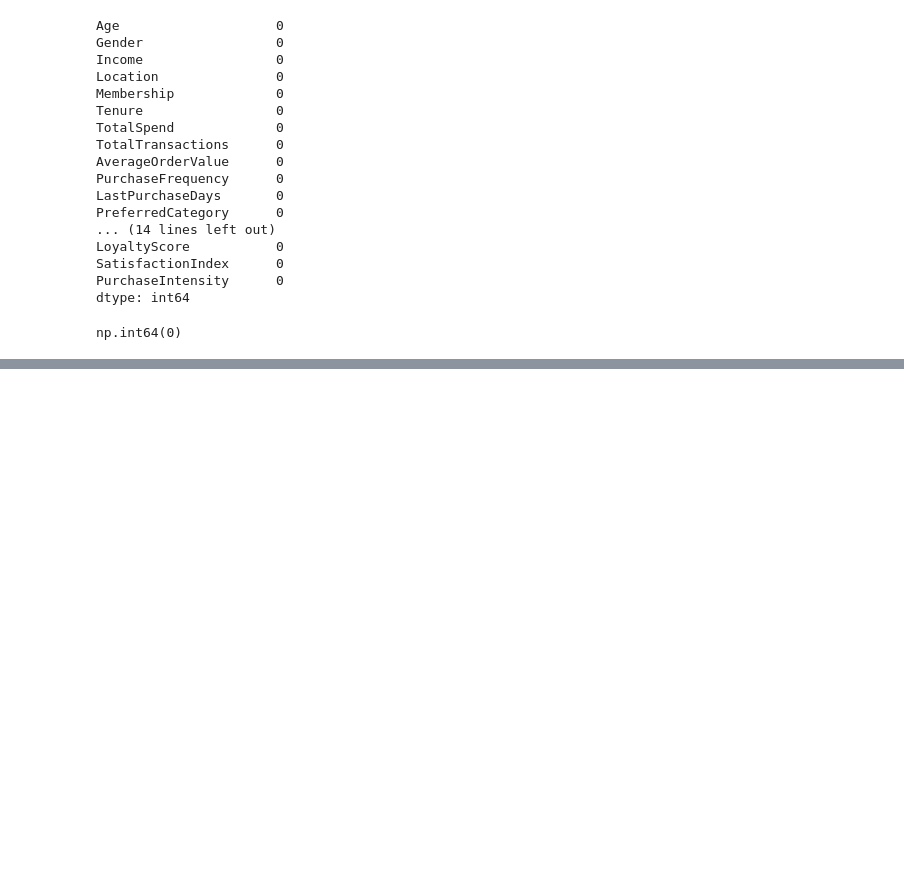
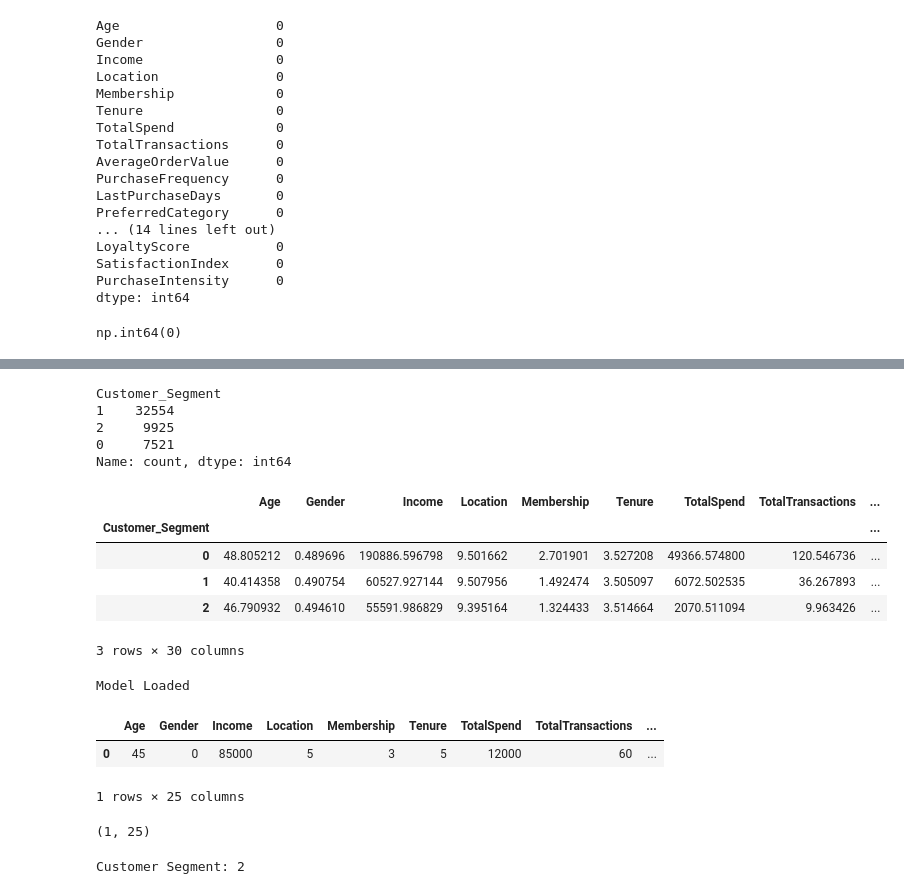
Before and after one commit to ashishpatel3630-art/PRISM_AI_Models, a Jupyter notebook: PRISM-AI/notebooks/03_Segmentation.ipynb, the cells around one changed output, grey strips where cells are left out. Drawn from its saved outputs; the diff is of its cells as text; code cells hidden in the pictures; blank space fills up the shorter version.

Commit message:
data Loading in model 1

```diff
--- a/PRISM-AI/notebooks/03_Segmentation.ipynb
+++ b/PRISM-AI/notebooks/03_Segmentation.ipynb
@@ -219,0 +223,35 @@ K=2: 0.49109957263772724
+# %%
+kmeans = KMeans(
+
+    n_clusters=3,
+    random_state=42,
+    n_init=20
+
+)
+
+
+df_model["Customer_Segment"] = kmeans.fit_predict(
+    X_scaled
+)
+# %%
+df_model["Customer_Segment"].value_counts()
+# %% [output]
+Customer_Segment
+1    32554
+2     9925
+0     7521
+Name: count, dtype: int64
+# %%
+segment_analysis = df_model.groupby(
+    "Customer_Segment"
+).mean()
+
+
+segment_analysis
+# %% [output]
+|  | Age | Gender | Income | Location | Membership | Tenure | TotalSpend | TotalTransactions | ... |
+| Customer_Segment |  |  |  |  |  |  |  |  | ... |
+| 0 | 48.805212 | 0.489696 | 190886.596798 | 9.501662 | 2.701901 | 3.527208 | 49366.574800 | 120.546736 | ... |
+| 1 | 40.414358 | 0.490754 | 60527.927144 | 9.507956 | 1.492474 | 3.505097 | 6072.502535 | 36.267893 | ... |
+| 2 | 46.790932 | 0.494610 | 55591.986829 | 9.395164 | 1.324433 | 3.514664 | 2070.511094 | 9.963426 | ... |
+3 rows × 30 columns
@@ -219,0 +294,9 @@ K=2: 0.49109957263772724
+# %%
+import joblib
+
+model = joblib.load("../models/customer_segmentation.pkl")
+scaler = joblib.load("../models/segmentation_scaler.pkl")
+
+print("Model Loaded")
+# %% [output]
+Model Loaded
@@ -219,0 +331,10 @@ K=2: 0.49109957263772724
+# %%
+import pandas as pd
+
+test_df = pd.DataFrame([test_customer])
+
+test_df
+# %% [output]
+|  | Age | Gender | Income | Location | Membership | Tenure | TotalSpend | TotalTransactions | ... |
+| 0 | 45 | 0 | 85000 | 5 | 3 | 5 | 12000 | 60 | ... |
+1 rows × 25 columns
@@ -219,0 +343,4 @@ K=2: 0.49109957263772724
+# %%
+test_df.shape
+# %% [output]
+(1, 25)
@@ -219,0 +351,6 @@ K=2: 0.49109957263772724
+# %%
+segment = model.predict(test_scaled)
+
+print("Customer Segment:", segment[0])
+# %% [output]
+Customer Segment: 2
```
Also changed, not shown: parts of 9 cells of this notebook, 2 other files.
